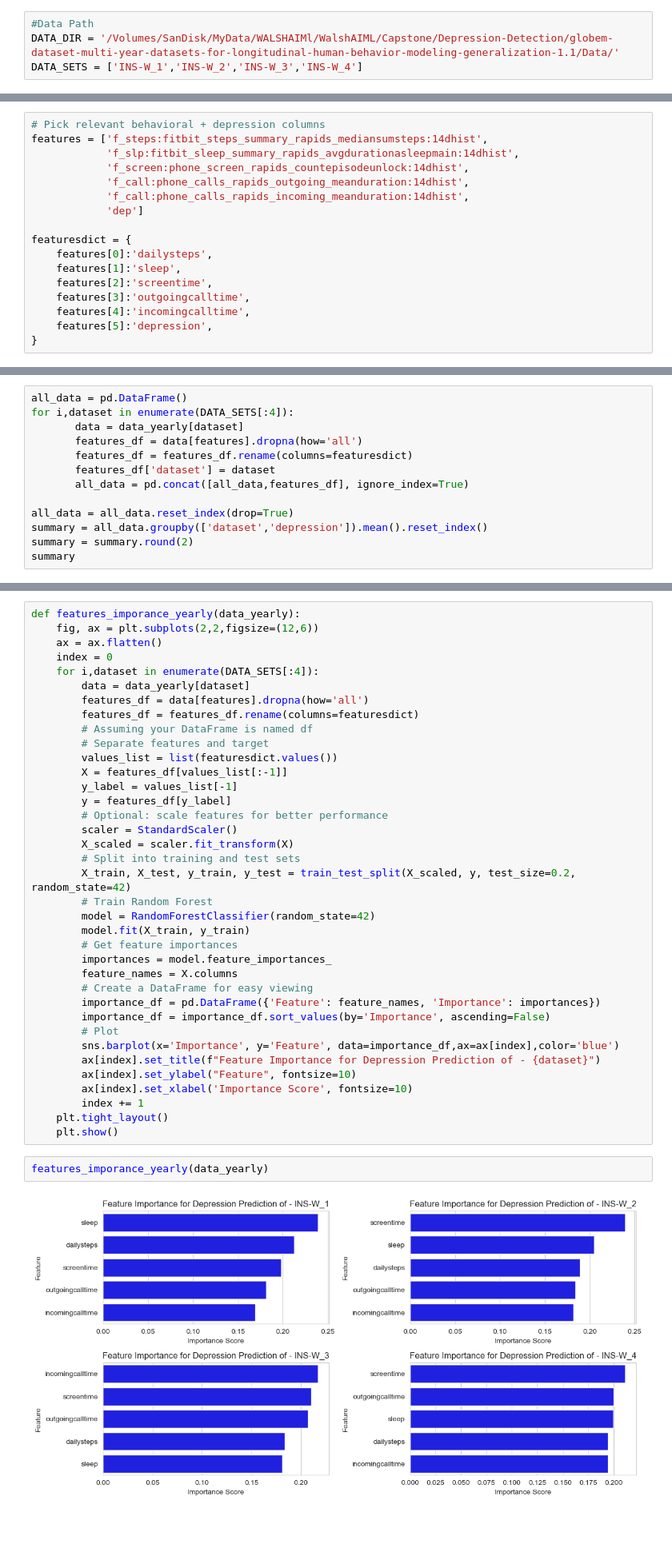
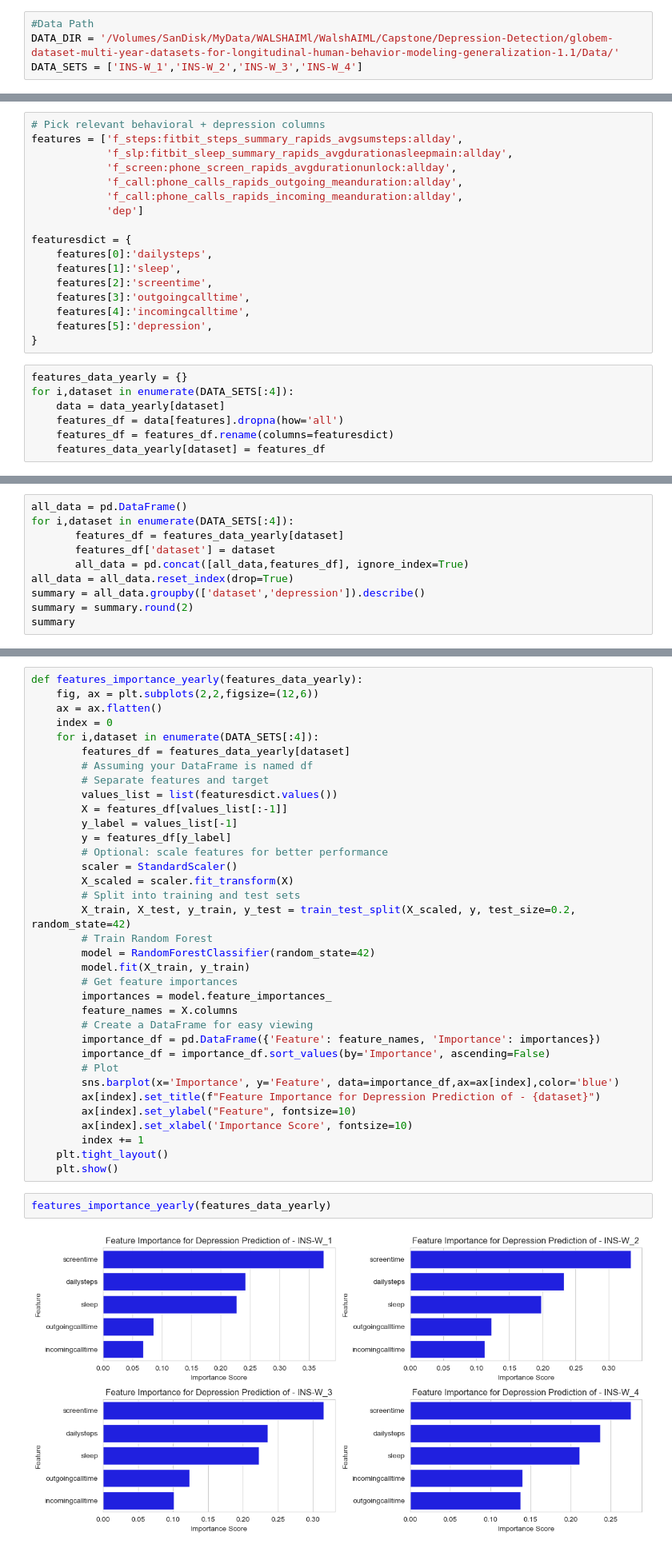
Before and after one commit to vikasailearning/Depression-Detection-, a Jupyter notebook: PythonProject/notebook.ipynb, the cells around one changed output, grey strips where cells are left out. Shown at 80% size. Saved outputs shown, nothing was run; the diff lists cells and outputs as text; blank space fills up the shorter version.

Commit message:
Code completion. Testing Data validations

```diff
--- a/PythonProject/notebook.ipynb
+++ b/PythonProject/notebook.ipynb
@@ -109,10 +190,10 @@ box_plot_distrution_weekdays_weekend(data_yearly)
 # %%
 # Pick relevant behavioral + depression columns
-features = ['f_steps:fitbit_steps_summary_rapids_mediansumsteps:14dhist',
-            'f_slp:fitbit_sleep_summary_rapids_avgdurationasleepmain:14dhist',
-            'f_screen:phone_screen_rapids_countepisodeunlock:14dhist',
-            'f_call:phone_calls_rapids_outgoing_meanduration:14dhist',
-            'f_call:phone_calls_rapids_incoming_meanduration:14dhist',
+features = ['f_steps:fitbit_steps_summary_rapids_avgsumsteps:allday',
+            'f_slp:fitbit_sleep_summary_rapids_avgdurationasleepmain:allday',
+            'f_screen:phone_screen_rapids_avgdurationunlock:allday',
+            'f_call:phone_calls_rapids_outgoing_meanduration:allday',
+            'f_call:phone_calls_rapids_incoming_meanduration:allday',
             'dep']
 
 featuresdict = {
@@ -123,4 +204,11 @@ featuresdict = {
     features[4]:'incomingcalltime',
     features[5]:'depression',
 }
+# %%
+features_data_yearly = {}
+for i,dataset in enumerate(DATA_SETS[:4]):
+    data = data_yearly[dataset]
+    features_df = data[features].dropna(how='all')
+    features_df = features_df.rename(columns=featuresdict)
+    features_data_yearly[dataset] = features_df
 # %%
@@ -170,14 +254,11 @@ draw_histogram_behavioral_features(data_yearly)
 # %%
 all_data = pd.DataFrame()
 for i,dataset in enumerate(DATA_SETS[:4]):
-       data = data_yearly[dataset]
-       features_df = data[features].dropna(how='all')
-       features_df = features_df.rename(columns=featuresdict)
+       features_df = features_data_yearly[dataset]
        features_df['dataset'] = dataset
        all_data = pd.concat([all_data,features_df], ignore_index=True)
-
 all_data = all_data.reset_index(drop=True)
-summary = all_data.groupby(['dataset','depression']).mean().reset_index()
+summary = all_data.groupby(['dataset','depression']).describe()
 summary = summary.round(2)
 summary
 # %% [output]
@@ -193,12 +277,10 @@ summary
 # %%
-def features_imporance_yearly(data_yearly):
+def features_importance_yearly(features_data_yearly):
     fig, ax = plt.subplots(2,2,figsize=(12,6))
     ax = ax.flatten()
     index = 0
     for i,dataset in enumerate(DATA_SETS[:4]):
-        data = data_yearly[dataset]
-        features_df = data[features].dropna(how='all')
-        features_df = features_df.rename(columns=featuresdict)
+        features_df = features_data_yearly[dataset]
         # Assuming your DataFrame is named df
         # Separate features and target
         values_list = list(featuresdict.values())
@@ -228,9 +310,9 @@ def features_imporance_yearly(data_yearly):
     plt.tight_layout()
     plt.show()
 # %%
-features_imporance_yearly(data_yearly)
+features_importance_yearly(features_data_yearly)
 # %% [output]
-[figure, old version]
+[figure, new version]
 # %% [markdown]
 ## Step 2: Normalize Features (Per User)
 
```
Also changed, not shown: parts of 44 cells of this notebook, 2 other files.
